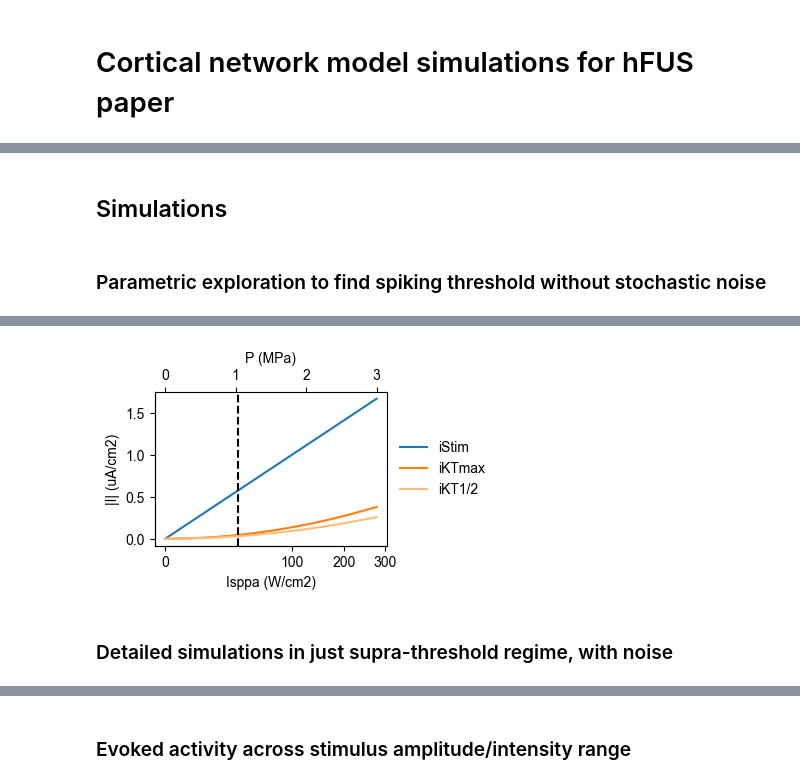
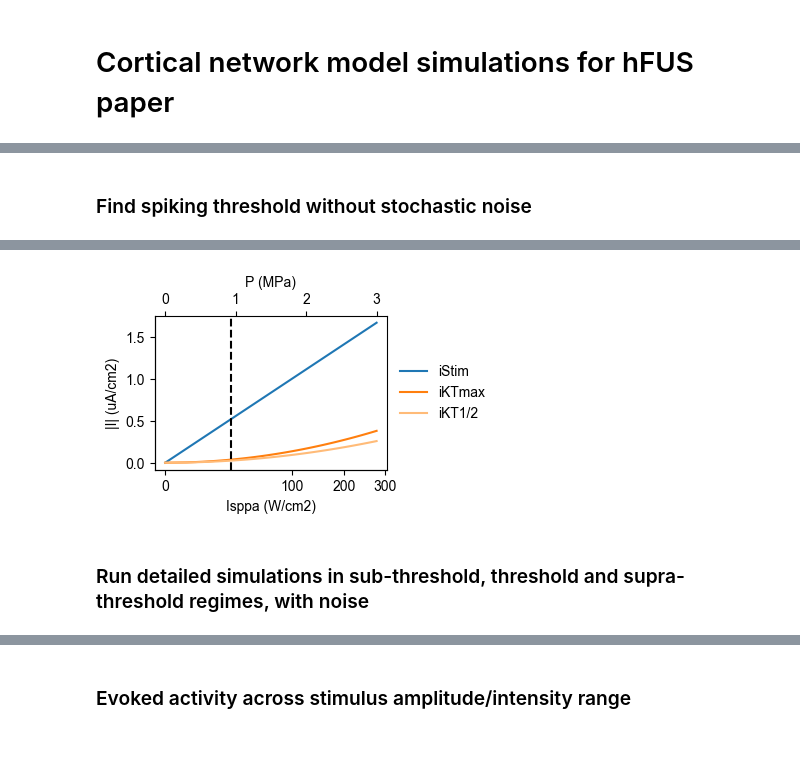
Before and after one commit to tjjlemaire/fusnetwork, a Jupyter notebook: hFUS_paper.ipynb, the cells around one changed output, grey strips where cells are left out. Saved outputs shown, nothing was run; the diff lists cells and outputs as text; code cells hidden in the pictures; blank space fills up the shorter version.

```diff
--- a/hFUS_paper.ipynb
+++ b/hFUS_paper.ipynb
@@ -72,6 +73,6 @@ logger.info('Input parameters:\n' + paramsstr)
 # %%
-# Initialize 3-nodes model temperature-dependent components
-nnodes = 3
+# Initialize single-node model with temperature-dependent components
+nnodes = 1
 model = NeuralNetwork(
     nnodes,
     Q10_rates=3,
@@ -102,23 +102,14 @@ model.tstop = tstop
-# %% [markdown]
-## Simulations
 # %% [markdown]
-### Parametric exploration to find spiking threshold without stochastic noise
+### Find spiking threshold without stochastic noise
 # %%
 # Find spiking threshold and corresponding current amplitude
-model.verbose = False
-for Isppa in Isppa_range_dense:
-    model.set_stim(Isppa)
-    data = model.simulate()
-    nspikes = model.compute_metric(data, 'nspikes')
-    if nspikes.max() > 0:
-        spike = True
-        break
-model.verbose = True
-Ithr = Isppa
+Ithr = model.find_spiking_threshold()
+model.set_stim(Ithr)
+data = model.simulate()
 iStimthr = data['iStim'].abs().max()
 logger.info(f'Spiking threshold: {Ithr:.2f} W/cm2 <-> {iStimthr * 1e3:.2f} uA/cm2')
 
 # Plot EI imbalance over intensity range, and mark spiking threshold
 figs['EI imbalance'] = model.plot_EI_imbalance(Imax, xscale='sqrt')
-figs['EI imbalance'].axes[0].axvline(Isppa, color='k', linestyle='--');
+figs['EI imbalance'].axes[0].axvline(Ithr, color='k', linestyle='--');
 # %% [output]
@@ -126,3 +120,3 @@ figs['EI imbalance'].axes[0].axvline(Isppa, color='k', linestyle='--');
-[figure, old version]
+[figure, new version]
 # %% [markdown]
-### Detailed simulations in just supra-threshold regime, with noise
+### Run detailed simulations in sub-threshold, threshold and supra-threshold regimes, with noise
```
Also changed, not shown: parts of 15 cells of this notebook, 2 other files.
